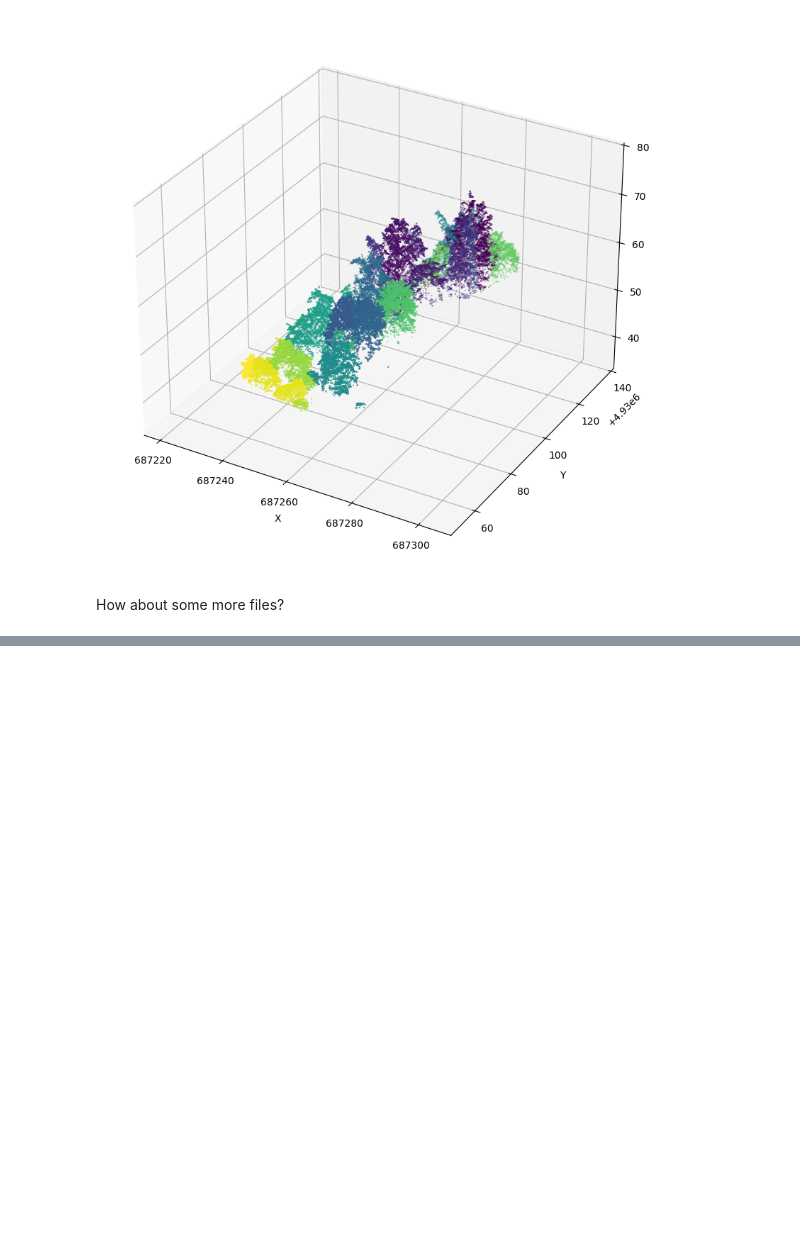
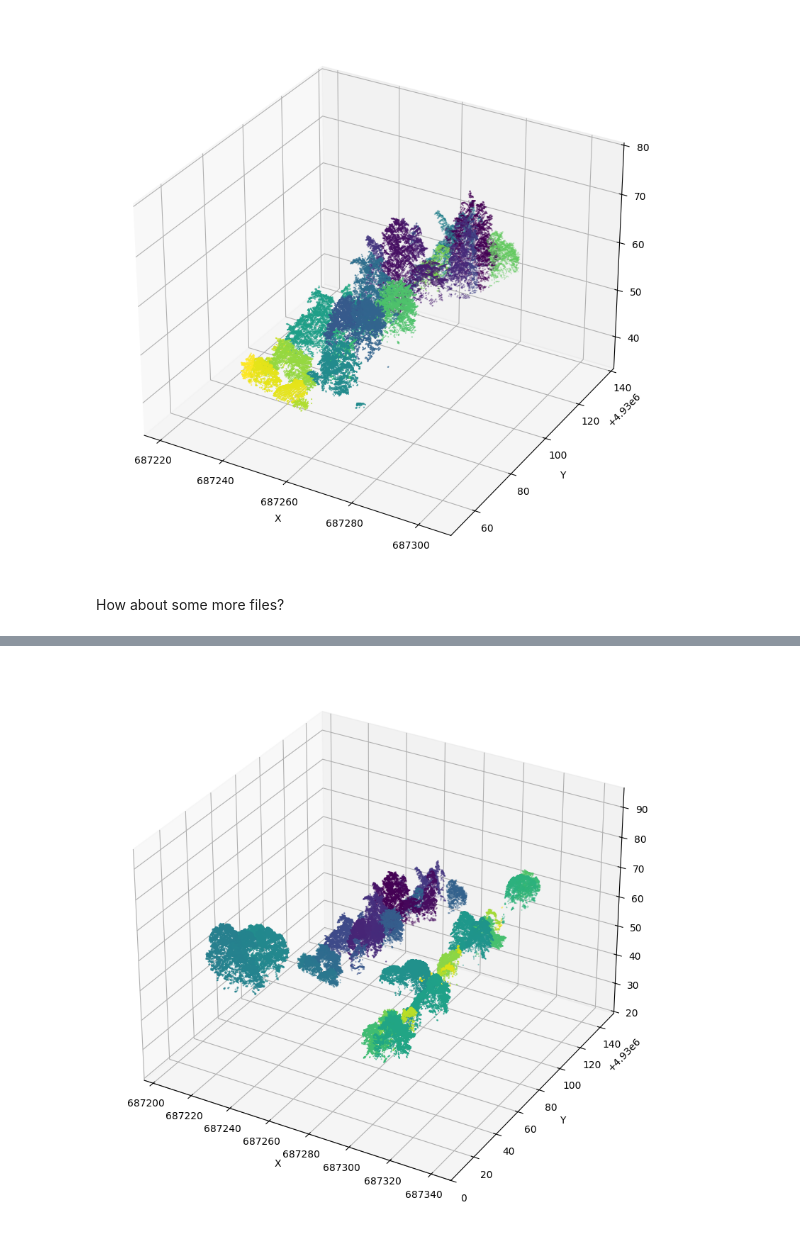
Before and after one commit to MatteoFalcioni/PyTorch_basics, a Jupyter notebook: 07_custom_datasets.ipynb, the cells around one changed output, grey strips where cells are left out. Cells and saved outputs as stored; diff of their text form; code cells hidden in the pictures; blank space fills up the shorter version.

```diff
--- a/07_custom_datasets.ipynb
+++ b/07_custom_datasets.ipynb
@@ -251,0 +289,12 @@ Example data: [6.87272230e+05 4.93012264e+06 5.12600000e+01 0.00000000e+00
+# %%
+from sklearn.model_selection import train_test_split
+
+random_seed = 42
+
+tree_ids = np.unique(all_points[:, -1])
+
+# split trees into train/test
+train_tree_ids, test_tree_ids = train_test_split(tree_ids, test_size=0.2, random_state=42)
+
+X = all_points[np.isin(all_points[:, -1], train_tree_ids)]  # get all trees that have train tree ids
+y = all_points[np.isin(all_points[:, -1], test_tree_ids)]   # get all trees that have test tree ids
@@ -251,0 +324,4 @@ Example data: [6.87272230e+05 4.93012264e+06 5.12600000e+01 0.00000000e+00
+# %%
+plot_point_cloud_scaled(X)
+# %% [output]
+[figure, added]
```
Also changed, not shown: parts of 26 cells of this notebook.
